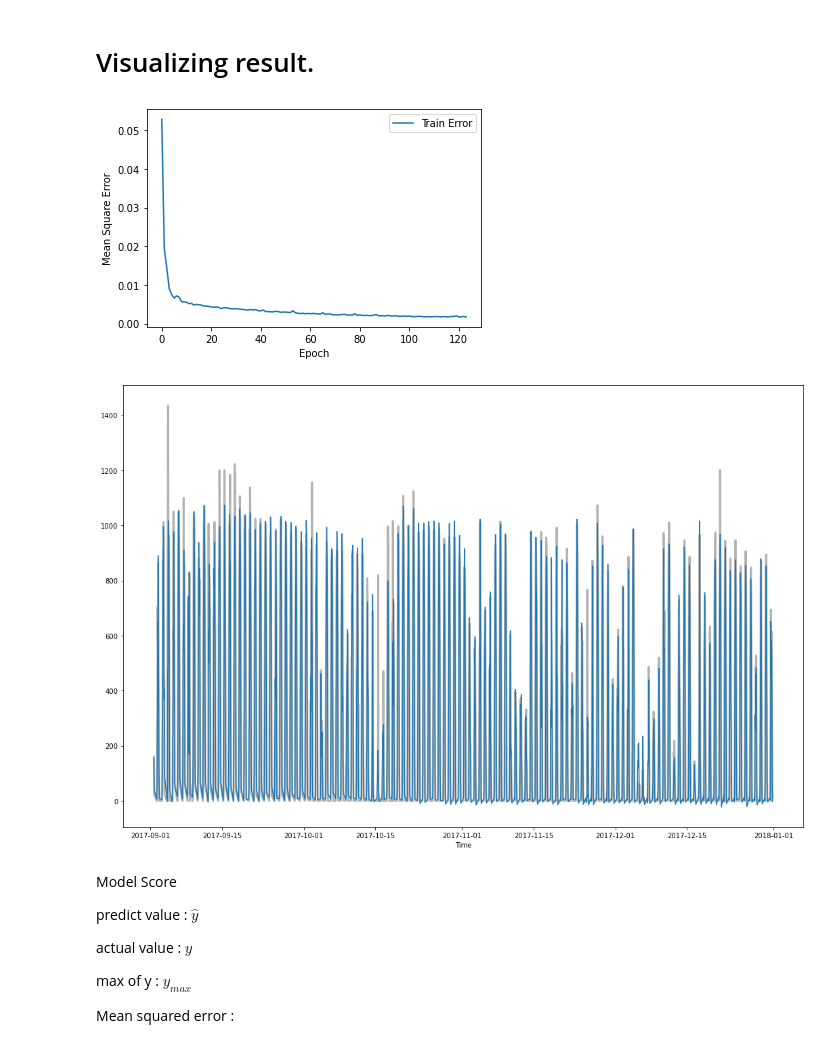
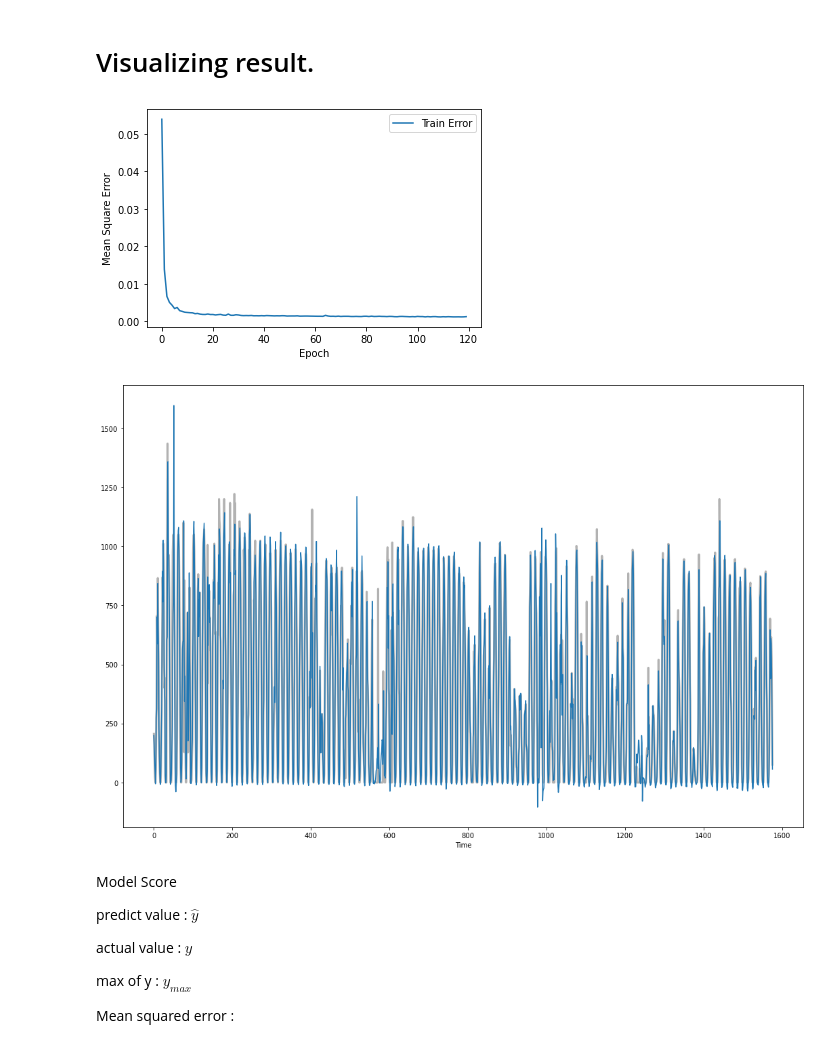
Before and after one commit to Eudyptla/Time-Series-PV-Forecast-, a Jupyter notebook: Taichung_DE_PV_Forecast_LSTM.ipynb, the cells around one changed output. Drawn from its saved outputs; the diff is of its cells as text; code cells hidden in the pictures.

Commit message:
Fix : logic error.
1.Adjust LSTM neuron number.
2.Use reasonable loss function.
3.Refactor time-lag feature generate function.

```diff
--- a/Taichung_DE_PV_Forecast_LSTM.ipynb
+++ b/Taichung_DE_PV_Forecast_LSTM.ipynb
@@ -116,13 +112,3 @@ Generate morning and afternoon.
-# %%
-data_drop['Hour'] = data_drop.index.hour
-def time_period(hour):
-    if 6 <= hour <= 12:
-        return 'morning'
-    else:
-        return 'afternoon'
-data_drop['period'] = data_drop['Hour'].apply(time_period)
-data_drop = data_drop.join(pd.get_dummies(data_drop['period']))
-data_drop.drop(columns=['period'], inplace=True)
 # %% [markdown]
 # Normalize
 
@@ -159,0 +130,10 @@ Feature = np.stack([Feature_lag1,Feature_lag24],axis=2)
+# %%
+# Creating time-lagged features
+def create_lag(data, pasttime, futuretime):
+    X, y = [], []
+    for i in range(data.shape[0]-futuretime-pasttime):
+        X.append(np.array(data.iloc[i:i+pasttime,:]))
+        y.append(np.array(data.iloc[i+pasttime:i+pasttime+futuretime,-1]))
+    return np.array(X), np.array(y)
+Feature, Target = create_lag(data_scaled , 13, 1)
+print(Feature.shape)
@@ -172,11 +154,10 @@ Build LSTM model.
 def build_Model(shape):
 
     model = Sequential()
-    model.add(LSTM(100, input_shape=(shape[1],shape[2],), activation='relu', return_sequences=True))
-    model.add(LSTM(50, activation='relu', return_sequences=False))
+    model.add(LSTM(52, input_shape=(shape[1],shape[2],), activation='relu', return_sequences=True))
+    model.add(LSTM(26, activation='relu', return_sequences=False))
     model.add(Dense(1))
-    model.compile(loss="mean_squared_error", optimizer="adam"
-                ,metrics=['mean_squared_error'])
+    model.compile(loss="mean_squared_error", optimizer="adam")
     return model
 
 model = build_Model(X_train.shape)
@@ -227,7 +208,7 @@ def plot_history(history):
     plt.figure()
     plt.xlabel('Epoch')
     plt.ylabel('Mean Square Error')
-    plt.plot(hist['epoch'], hist['mean_squared_error'],
+    plt.plot(hist['epoch'], hist['loss'],
              label='Train Error')
     plt.legend()
 
@@ -235,20 +216,20 @@ def plot_history(history):
 
 plot_history(history)
 # %% [output]
-[figure, old version]
+[figure, new version]
 # %%
-y_test_value = y_scale.inverse_transform(y_test.values.reshape(-1, 1))
+y_test_value = y_scale.inverse_transform(y_test.reshape(-1, 1))
 y_predict_norm = model.predict(X_test)
 y_predict = y_scale.inverse_transform(y_predict_norm)
 # %%
 # visualizing predict
 fig, ax = plt.subplots(figsize=(18,12))
-ax.plot(y_test.index, y_test_value, color='k', alpha=.3, lw=3)
-ax.plot(y_test.index, y_predict)
+ax.plot(y_test_value, color='k', alpha=.3, lw=3)
+ax.plot(y_predict)
 ax.set(xlabel="Time")
 plt.show()
 # %% [output]
-[figure, old version]
+[figure, new version]
 # %% [markdown]
 Model Score
 
```
Also changed, not shown: parts of 9 cells of this notebook.
